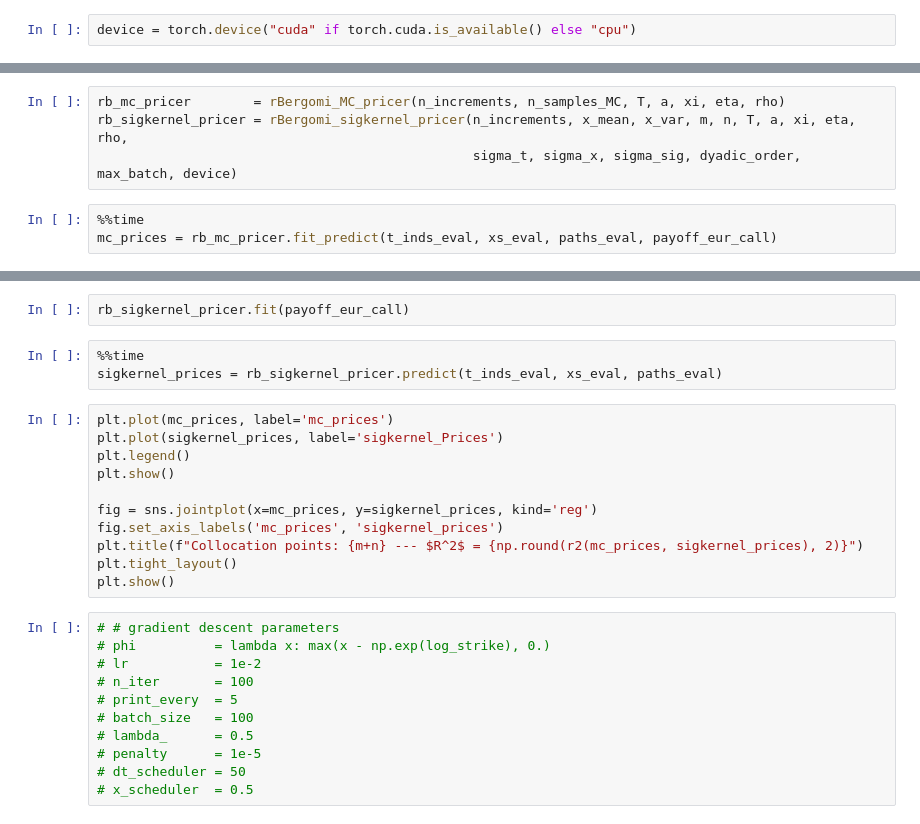
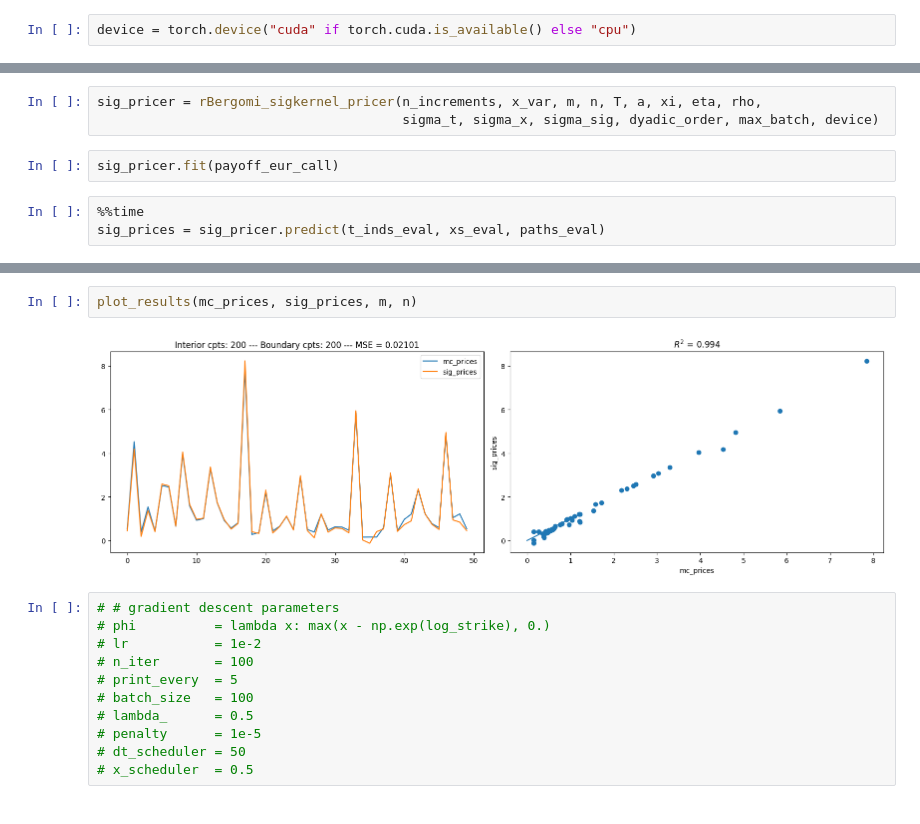
Before and after one commit to yousif-alnaimi/sigoptim, a Jupyter notebook: ppdes/rough_bergomi/rough_bergomi_ppde.ipynb, the cells around one changed output, grey strips where cells are left out. Drawn from its saved outputs; the diff is of its cells as text.

```diff
--- a/ppdes/rough_bergomi/rough_bergomi_ppde.ipynb
+++ b/ppdes/rough_bergomi/rough_bergomi_ppde.ipynb
@@ -46,8 +94,9 @@ paths_eval   = generate_evaluation_paths(t_inds_eval, n_increments, T, a)
 # %%
-rb_mc_pricer        = rBergomi_MC_pricer(n_increments, n_samples_MC, T, a, xi, eta, rho)
-rb_sigkernel_pricer = rBergomi_sigkernel_pricer(n_increments, x_mean, x_var, m, n, T, a, xi, eta, rho,
-                                                sigma_t, sigma_x, sigma_sig, dyadic_order, max_batch, device)
+sig_pricer = rBergomi_sigkernel_pricer(n_increments, x_var, m, n, T, a, xi, eta, rho,
+                                       sigma_t, sigma_x, sigma_sig, dyadic_order, max_batch, device)
+# %%
+sig_pricer.fit(payoff_eur_call)
 # %%
 %%time
-mc_prices = rb_mc_pricer.fit_predict(t_inds_eval, xs_eval, paths_eval, payoff_eur_call)
+sig_prices = sig_pricer.predict(t_inds_eval, xs_eval, paths_eval)
 # %% [output]
@@ -56,19 +105,7 @@ Wall time: 4.65 s
-# %%
-rb_sigkernel_pricer.fit(payoff_eur_call)
-# %%
-%%time
-sigkernel_prices = rb_sigkernel_pricer.predict(t_inds_eval, xs_eval, paths_eval)
-# %%
-plt.plot(mc_prices, label='mc_prices')
-plt.plot(sigkernel_prices, label='sigkernel_Prices')
-plt.legend()
-plt.show()
-
-fig = sns.jointplot(x=mc_prices, y=sigkernel_prices, kind='reg')
-fig.set_axis_labels('mc_prices', 'sigkernel_prices')
-plt.title(f"Collocation points: {m+n} --- $R^2$ = {np.round(r2(mc_prices, sigkernel_prices), 2)}")
-plt.tight_layout()
-plt.show()
+# %%
+plot_results(mc_prices, sig_prices, m, n)
+# %% [output]
+[figure, added]
 # %%
 # # gradient descent parameters
 # phi          = lambda x: max(x - np.exp(log_strike), 0.)
```
Also changed, not shown: parts of 11 cells of this notebook, 2 other files.
